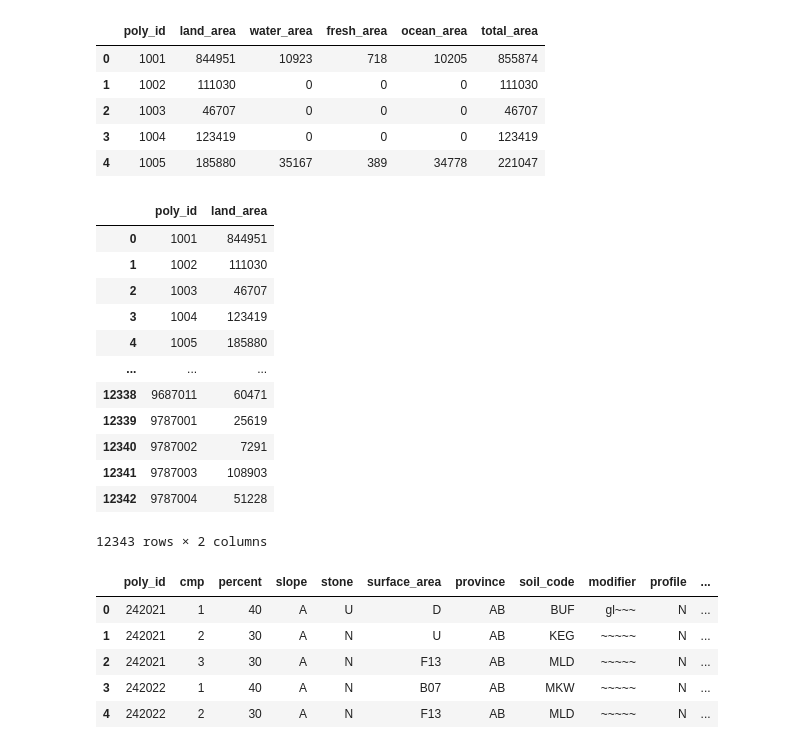
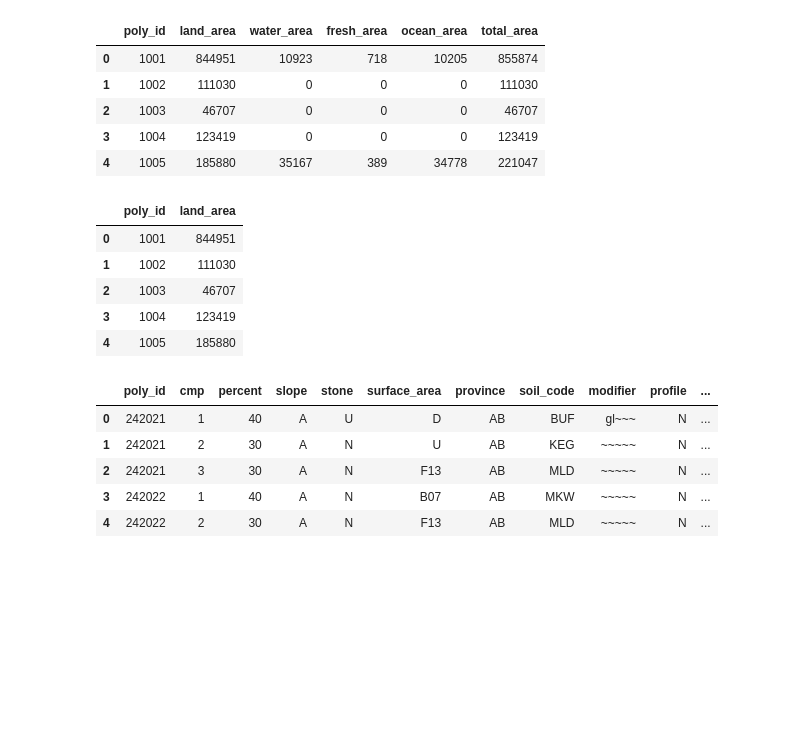
Before and after one commit to ChromaticPanic/CGC_Grain_Outcome_Predictions, a Jupyter notebook: src/importSoil/soilaggregation.ipynb, the cells around one changed output. Cells and saved outputs as stored; diff of their text form; code cells hidden in the pictures; blank space fills up the shorter version.

```diff
--- a/src/importSoil/soilaggregation.ipynb
+++ b/src/importSoil/soilaggregation.ipynb
@@ -128,21 +86,14 @@ surronding_soil.head()
 # %%
 surronding_soil = surronding_soil[["poly_id", "land_area"]]
 # %%
-surronding_soil
+surronding_soil.head()
 # %% [output]
 |  | poly_id | land_area |
 | 0 | 1001 | 844951 |
 | 1 | 1002 | 111030 |
 | 2 | 1003 | 46707 |
 | 3 | 1004 | 123419 |
 | 4 | 1005 | 185880 |
-| ... | ... | ... |
-| 12338 | 9687011 | 60471 |
-| 12339 | 9787001 | 25619 |
-| 12340 | 9787002 | 7291 |
-| 12341 | 9787003 | 108903 |
-| 12342 | 9787004 | 51228 |
-12343 rows × 2 columns
 # %%
 query = sq.text("select * FROM public.soil_components")
 soil_components = pd.read_sql(query, conn)
```
Also changed, not shown: parts of 21 cells of this notebook.
